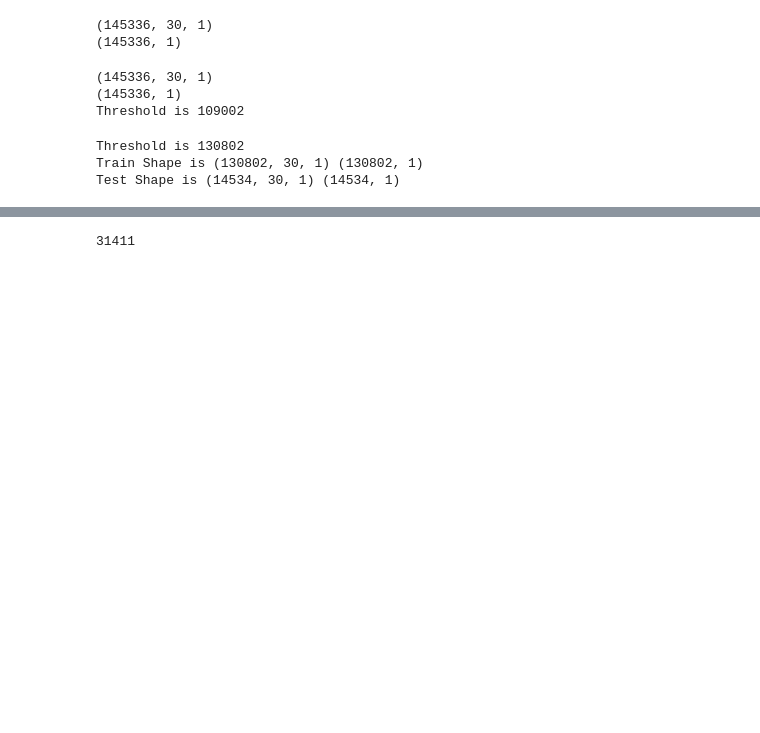
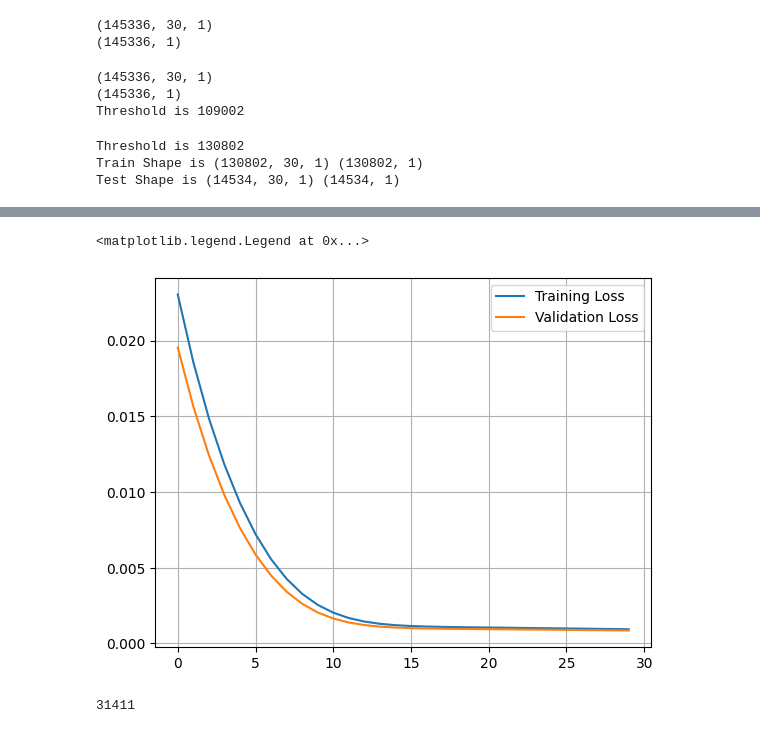
Before and after one commit to MarwanH7/Energy_Consumption_Forecasting_Dashboard, a Jupyter notebook: Notebook(MVP).ipynb, the cells around one changed output, grey strips where cells are left out. Cells and saved outputs as stored; diff of their text form; code cells hidden in the pictures; blank space fills up the shorter version.

```diff
--- a/Notebook(MVP).ipynb
+++ b/Notebook(MVP).ipynb
@@ -1033,3 +1028,3 @@ _________________________________________________________________
 # %%
 # ## Fit the model to training data
-history_m_v = model.fit(x_train, y_train, epochs = 100, batch_size = 32, validation_data = (x_test, y_test), verbose = 1, shuffle = False)
+history_m_v = model.fit(x_train, y_train, epochs = 30, batch_size = 1000, validation_data = (x_test, y_test), verbose = 1, shuffle = False)
@@ -1036,9 +1049,12 @@ history_m_v = model.fit(x_train, y_train, epochs = 100, batch_size = 32, validat
 # %%
 ## Plot the loss function
 
-plt.plot(history.history['loss'], label = 'Training Loss')
-plt.plot(history.history['val_loss'], label = 'Validation Loss')
+plt.plot(history_m_v .history['loss'], label = 'Training Loss')
+plt.plot(history_m_v .history['val_loss'], label = 'Validation Loss')
 plt.legend()
+# %% [output]
+<matplotlib.legend.Legend at 0x...>
+[figure, added]
 # %%
 # Calculate and print RMSE
 rmse = np.sqrt(mean_squared_error(true_values, predictions))
```
Also changed, not shown: parts of 2 cells of this notebook.
